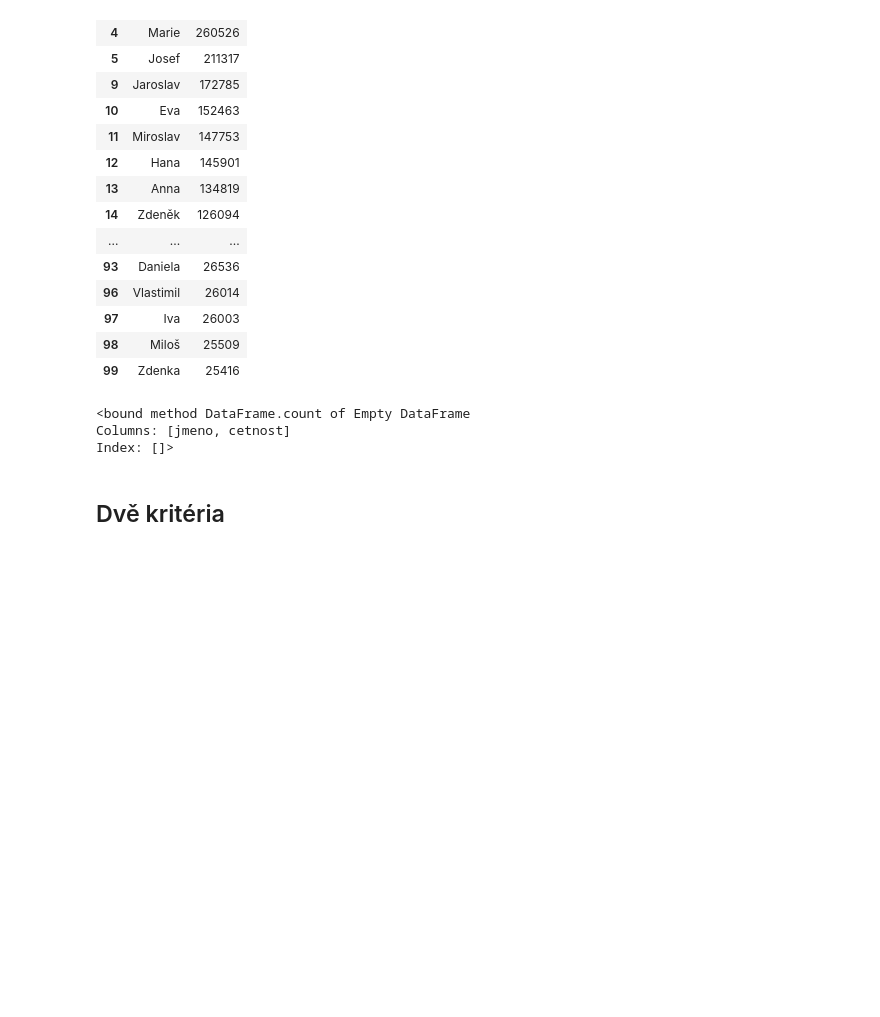
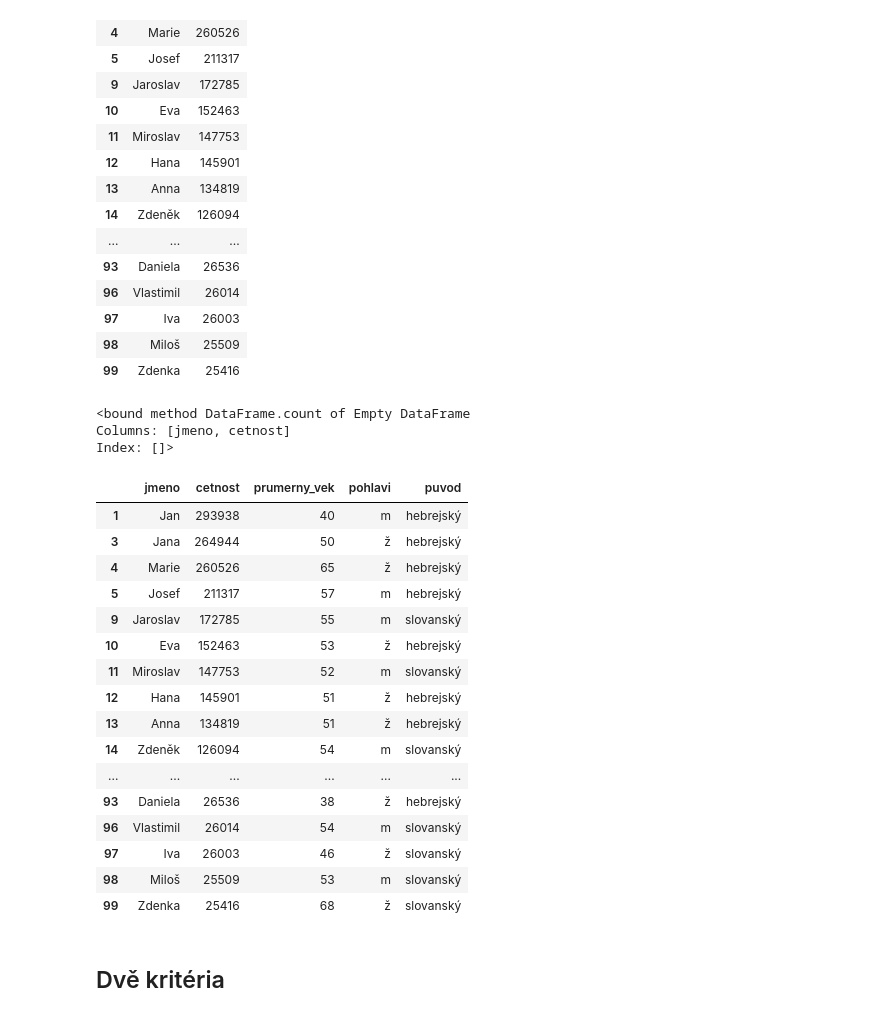
Before and after one commit to alorenzova/PythonForDataAnalysis, a Jupyter notebook: lekce-02.ipynb, the cells around one changed output. Saved outputs shown, nothing was run; the diff lists cells and outputs as text; code cells hidden in the pictures; blank space fills up the shorter version.

```diff
--- a/lekce-02.ipynb
+++ b/lekce-02.ipynb
@@ -450,6 +461,27 @@ jmena[["jmeno","cetnost"]][(jmena["puvod"] == "slovansky") | (jmena["puvod"] ==
 <bound method DataFrame.count of Empty DataFrame
 Columns: [jmeno, cetnost]
 Index: []>
+# %%
+jmena[(jmena["puvod"] == "slovanský") | (jmena["puvod"] == "hebrejský")]
+# jmena[jmena["puvod"].isin(["slovanský", "hebrejský"])]
+# %% [output]
+|  | jmeno | cetnost | prumerny_vek | pohlavi | puvod |
+| 1 | Jan | 293938 | 40 | m | hebrejský |
+| 3 | Jana | 264944 | 50 | ž | hebrejský |
+| 4 | Marie | 260526 | 65 | ž | hebrejský |
+| 5 | Josef | 211317 | 57 | m | hebrejský |
+| 9 | Jaroslav | 172785 | 55 | m | slovanský |
+| 10 | Eva | 152463 | 53 | ž | hebrejský |
+| 11 | Miroslav | 147753 | 52 | m | slovanský |
+| 12 | Hana | 145901 | 51 | ž | hebrejský |
+| 13 | Anna | 134819 | 51 | ž | hebrejský |
+| 14 | Zdeněk | 126094 | 54 | m | slovanský |
+| ... | ... | ... | ... | ... | ... |
+| 93 | Daniela | 26536 | 38 | ž | hebrejský |
+| 96 | Vlastimil | 26014 | 54 | m | slovanský |
+| 97 | Iva | 26003 | 46 | ž | slovanský |
+| 98 | Miloš | 25509 | 53 | m | slovanský |
+| 99 | Zdenka | 25416 | 68 | ž | slovanský |
 # %% [markdown]
 ## Dvě kritéria
 # %%
```
Also changed, not shown: parts of 4 cells of this notebook, 7 other files.
